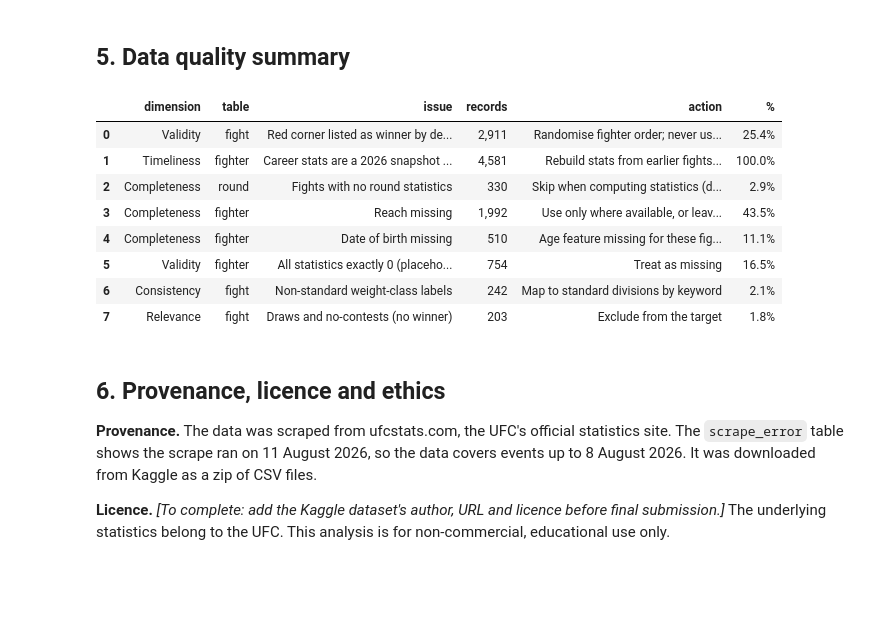
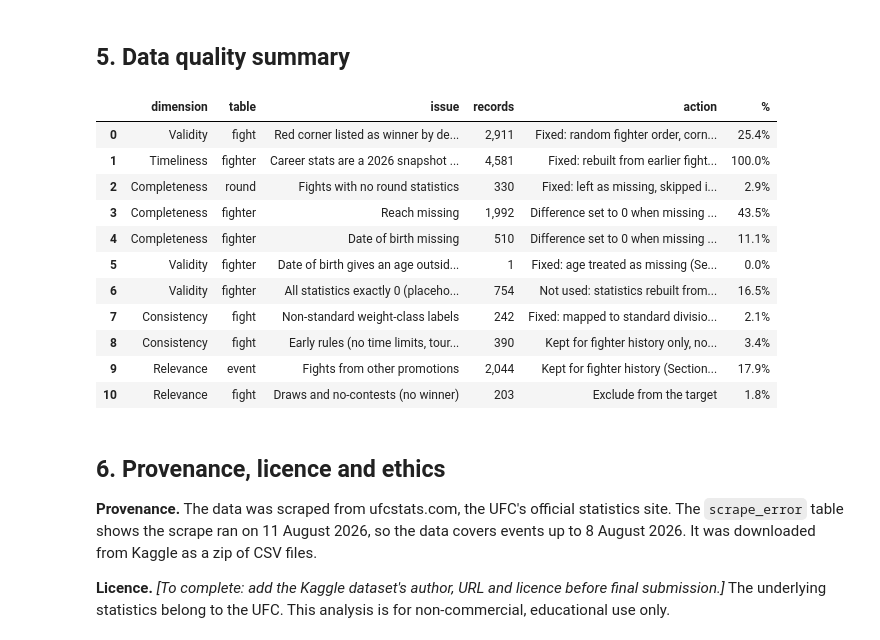
Before and after one commit to S5in/Data-Science-and-Machine-Learning, a Jupyter notebook: 02-ufc-fight-prediction/ufc_fights.ipynb, the cells around one changed output. Drawn from its saved outputs; the diff is of its cells as text; code cells hidden in the pictures; blank space fills up the shorter version.

```diff
--- a/02-ufc-fight-prediction/ufc_fights.ipynb
+++ b/02-ufc-fight-prediction/ufc_fights.ipynb
@@ -617,0 +675,17 @@ There are also some rounds with missing **control time** (`ctrl_s`), which wasn'
+# %%
+PROMOTION_SQL = """
+    CASE
+        WHEN event_name LIKE 'DWCS%' OR event_name LIKE 'Road to UFC%' THEN 'UFC series (DWCS / Road to UFC)'
+        WHEN event_name LIKE '%UFC%' OR event_name LIKE 'The Ultimate Fighter%' THEN 'UFC'
+        ELSE 'Other promotion'
+    END
+"""
+
+promotions = query(f"""
+    SELECT {PROMOTION_SQL} AS promotion,
+           COUNT(DISTINCT e.event_id) AS events, COUNT(*) AS fights,
+           MIN(e.event_date) AS first_event, MAX(e.event_date) AS last_event
+    FROM fight f JOIN event e ON e.event_id = f.event_id
+    GROUP BY promotion ORDER BY fights DESC
+""")
+promotions
@@ -620,48 +725,63 @@ There are also some rounds with missing **control time** (`ctrl_s`), which wasn'
 # %%
 def ufc_quality_report():
     """Summarise the data quality issues found in Section 4, using SQL counts."""
     n_fights = query("SELECT COUNT(*) AS n FROM fight")["n"][0]
     n_fighters = query("SELECT COUNT(*) AS n FROM fighter")["n"][0]
     issues = [
         ("Validity", "fight", "Red corner listed as winner by default (before Apr 2010)",
          query("SELECT COUNT(*) AS n FROM fight f JOIN event e ON e.event_id = f.event_id "
                "WHERE e.event_date < ?", (CORNER_RELIABLE_FROM,))["n"][0], n_fights,
-         "Randomise fighter order; never use corner before Apr 2010"),
+         "Fixed: random fighter order, corner never used (Section 9.1)"),
         ("Timeliness", "fighter", "Career stats are a 2026 snapshot (leakage)", n_fighters, n_fighters,
-         "Rebuild stats from earlier fights only"),
+         "Fixed: rebuilt from earlier fights only (Section 8)"),
         ("Completeness", "round", "Fights with no round statistics",
          query("SELECT COUNT(*) AS n FROM fight WHERE fight_id NOT IN (SELECT fight_id FROM round)")["n"][0],
-         n_fights, "Skip when computing statistics (don't treat as 0)"),
+         n_fights, "Fixed: left as missing, skipped in averages (Section 7.3)"),
         ("Completeness", "fighter", "Reach missing",
          query("SELECT COUNT(*) AS n FROM fighter WHERE reach_cm IS NULL")["n"][0], n_fighters,
-         "Use only where available, or leave out"),
+         "Difference set to 0 when missing (Section 9.2)"),
         ("Completeness", "fighter", "Date of birth missing",
          query("SELECT COUNT(*) AS n FROM fighter WHERE dob IS NULL")["n"][0], n_fighters,
-         "Age feature missing for these fighters"),
+         "Difference set to 0 when missing (Section 9.2)"),
+        ("Validity", "fighter", f"Date of birth gives an age outside {VALID_AGE[0]}–{VALID_AGE[1]} at a fight",
+         len(query(f"SELECT DISTINCT fr.fighter_id FROM fighter fr JOIN fight f ON fr.fighter_id IN (f.r_id, f.b_id) "
+                   f"JOIN event e ON e.event_id = f.event_id WHERE (julianday(e.event_date) - julianday(fr.dob)) / 365.25 "
+                   f"NOT BETWEEN {VALID_AGE[0]} AND {VALID_AGE[1]}")), n_fighters,
+         "Fixed: age treated as missing (Section 8.3)"),
         ("Validity", "fighter", "All statistics exactly 0 (placeholder)",
-         int(fighter_missing["all_stats_zero"][0]), n_fighters, "Treat as missing"),
+         int(fighter_missing["all_stats_zero"][0]), n_fighters, "Not used: statistics rebuilt from rounds (Section 8)"),
         ("Consistency", "fight", "Non-standard weight-class labels",
-         int(weight_classes["fights"].iloc[15:].sum()), n_fights, "Map to standard divisions by keyword"),
+         int(weight_classes["fights"].iloc[15:].sum()), n_fights, "Fixed: mapped to standard divisions (Section 7.2)"),
+        ("Consistency", "fight", "Early rules (no time limits, tournaments) before 2001",
+         query("SELECT COUNT(*) AS n FROM fight f JOIN event e ON e.event_id = f.event_id "
+               "WHERE e.event_date < ?", (MODERN_RULES_FROM,))["n"][0], n_fights,
+         "Kept for fighter history only, not modelled (Section 4.3)"),
+        ("Relevance", "event", "Fights from other promotions",
+         int(promotions.loc[promotions["promotion"] == "Other promotion", "fights"].sum()), n_fights,
+         "Kept for fighter history (Section 4.9)"),
         ("Relevance", "fight", "Draws and no-contests (no winner)",
          query("SELECT COUNT(*) AS n FROM fight WHERE result_status != 'win'")["n"][0], n_fights,
          "Exclude from the target"),
     ]
     report = pd.DataFrame(issues, columns=["dimension", "table", "issue", "records", "of", "action"])
     report["%"] = report["records"] / report["of"]
     return report.drop(columns="of")
 
 
 ufc_quality_report().style.format({"records": "{:,}", "%": "{:.1%}"})
 # %% [output]
 |  | dimension | table | issue | records | action | % |
-| 0 | Validity | fight | Red corner listed as winner by de... | 2,911 | Randomise fighter order; never us... | 25.4% |
-| 1 | Timeliness | fighter | Career stats are a 2026 snapshot ... | 4,581 | Rebuild stats from earlier fights... | 100.0% |
-| 2 | Completeness | round | Fights with no round statistics | 330 | Skip when computing statistics (d... | 2.9% |
-| 3 | Completeness | fighter | Reach missing | 1,992 | Use only where available, or leav... | 43.5% |
-| 4 | Completeness | fighter | Date of birth missing | 510 | Age feature missing for these fig... | 11.1% |
-| 5 | Validity | fighter | All statistics exactly 0 (placeho... | 754 | Treat as missing | 16.5% |
-| 6 | Consistency | fight | Non-standard weight-class labels | 242 | Map to standard divisions by keyword | 2.1% |
-| 7 | Relevance | fight | Draws and no-contests (no winner) | 203 | Exclude from the target | 1.8% |
+| 0 | Validity | fight | Red corner listed as winner by de... | 2,911 | Fixed: random fighter order, corn... | 25.4% |
+| 1 | Timeliness | fighter | Career stats are a 2026 snapshot ... | 4,581 | Fixed: rebuilt from earlier fight... | 100.0% |
+| 2 | Completeness | round | Fights with no round statistics | 330 | Fixed: left as missing, skipped i... | 2.9% |
+| 3 | Completeness | fighter | Reach missing | 1,992 | Difference set to 0 when missing ... | 43.5% |
+| 4 | Completeness | fighter | Date of birth missing | 510 | Difference set to 0 when missing ... | 11.1% |
+| 5 | Validity | fighter | Date of birth gives an age outsid... | 1 | Fixed: age treated as missing (Se... | 0.0% |
+| 6 | Validity | fighter | All statistics exactly 0 (placeho... | 754 | Not used: statistics rebuilt from... | 16.5% |
+| 7 | Consistency | fight | Non-standard weight-class labels | 242 | Fixed: mapped to standard divisio... | 2.1% |
+| 8 | Consistency | fight | Early rules (no time limits, tour... | 390 | Kept for fighter history only, no... | 3.4% |
+| 9 | Relevance | event | Fights from other promotions | 2,044 | Kept for fighter history (Section... | 17.9% |
+| 10 | Relevance | fight | Draws and no-contests (no winner) | 203 | Exclude from the target | 1.8% |
 # %% [markdown]
 ## 6. Provenance, licence and ethics
 
```
Also changed, not shown: parts of 59 cells of this notebook, 3 other files.
